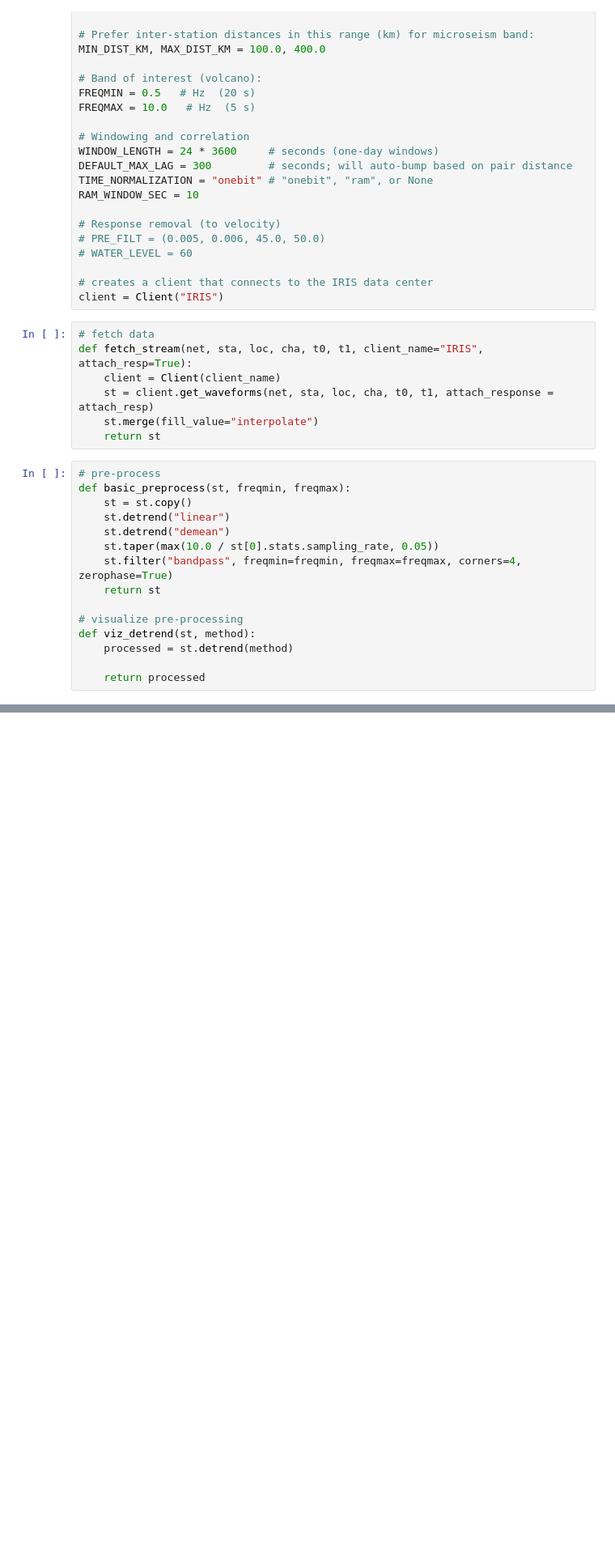
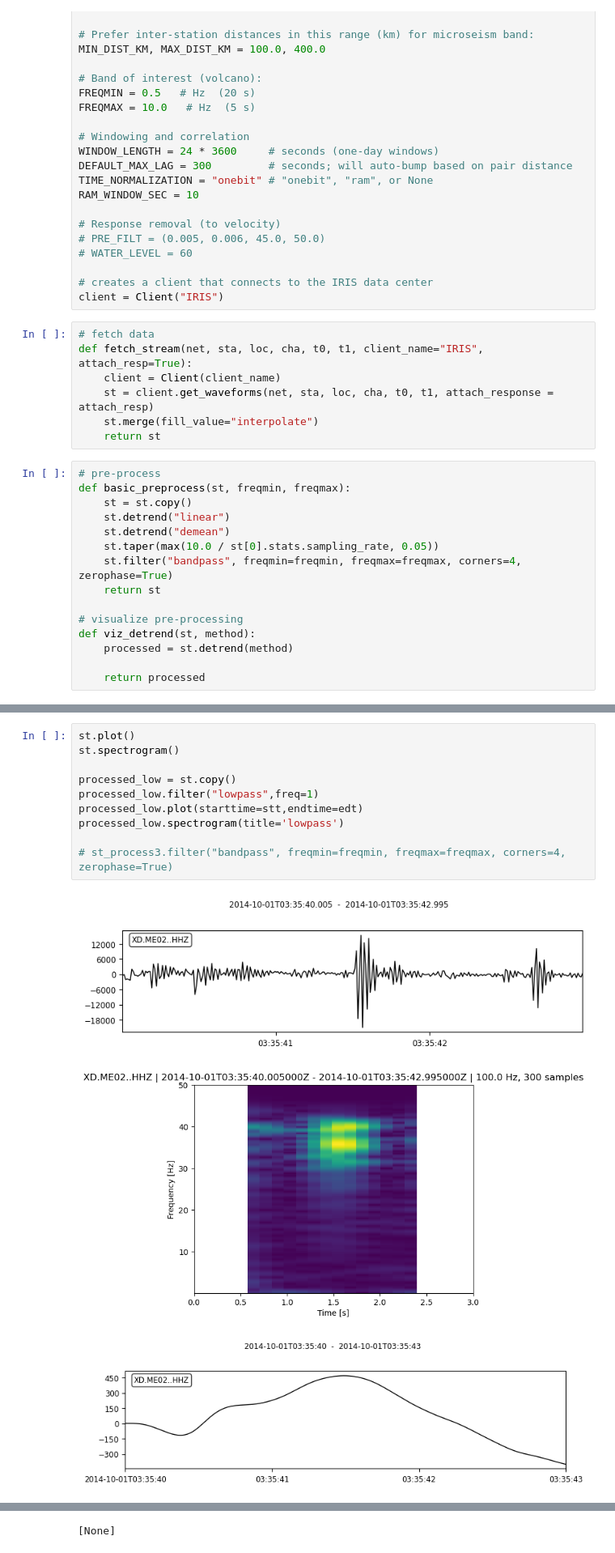
Before and after one commit to spara-earthscope/waveform_cross_correlation, a Jupyter notebook: wcc.ipynb, the cells around one changed output, grey strips where cells are left out. Shown: that part at 81% size. Cells and saved outputs as stored; diff of their text form; blank space fills up the shorter version.

```diff
--- a/wcc.ipynb
+++ b/wcc.ipynb
@@ -139,0 +131,14 @@ plt.legend()
+# %%
+st.plot()
+st.spectrogram()
+
+processed_low = st.copy()
+processed_low.filter("lowpass",freq=1)
+processed_low.plot(starttime=stt,endtime=edt)
+processed_low.spectrogram(title='lowpass')
+
+# st_process3.filter("bandpass", freqmin=freqmin, freqmax=freqmax, corners=4, zerophase=True)
+# %% [output]
+[figure, added]
+[figure, added]
+[figure, added]
@@ -139,0 +146 @@ plt.legend()
+[None]
```
Also changed, not shown: parts of 5 cells of this notebook.
